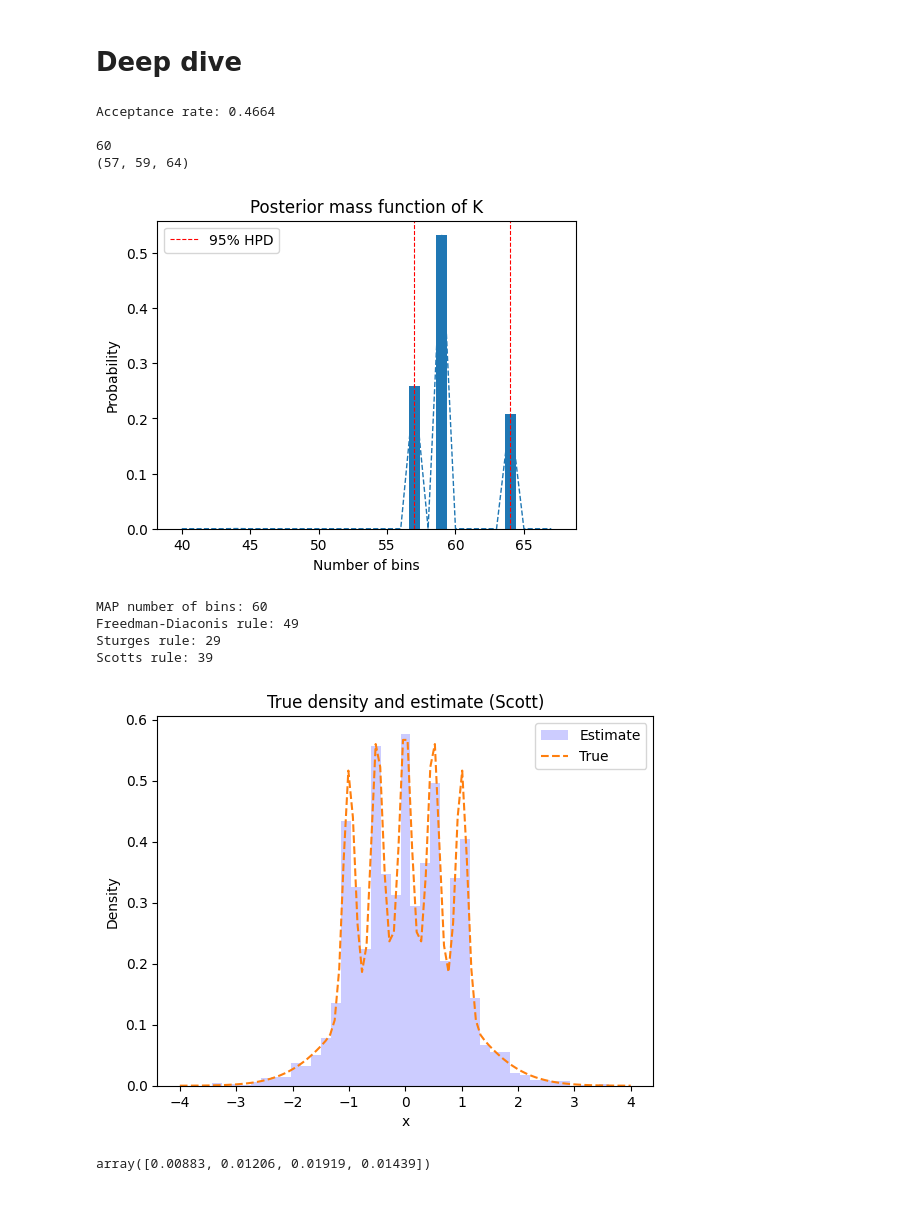
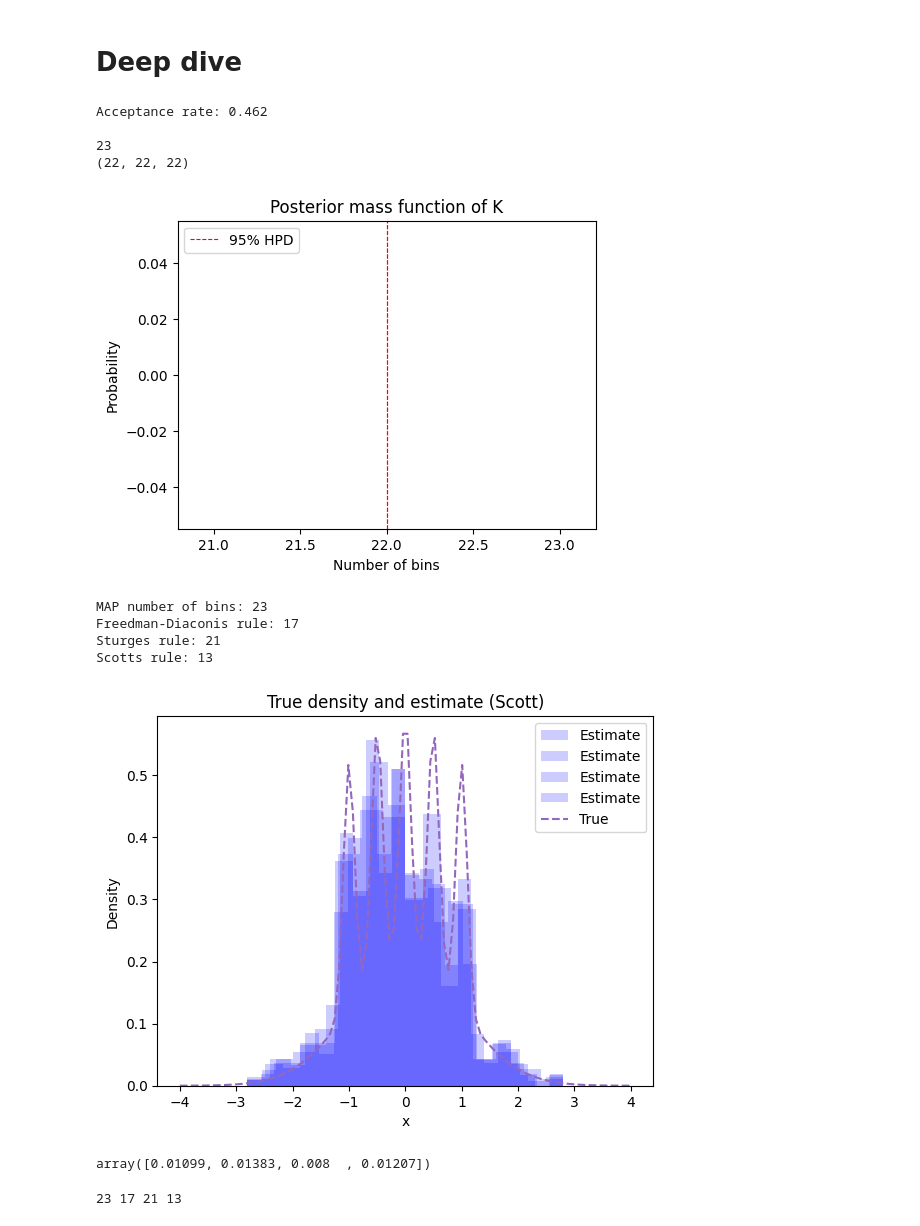
Before and after one commit to AVoss84/bhad, a Jupyter notebook: src/notebooks/Compare_rules_nbins.ipynb, the cells around one changed output. Saved outputs shown, nothing was run; the diff lists cells and outputs as text; code cells hidden in the pictures.

```diff
--- a/src/notebooks/Compare_rules_nbins.ipynb
+++ b/src/notebooks/Compare_rules_nbins.ipynb
@@ -9,15 +12,13 @@ from importlib import reload
 # %%
-from scipy.integrate import simpson
+grid = np.linspace(-4,4,100)
 
-grid = np.linspace(-4,4,100)
+N = 1*10**3
 
 # Draw a sample via Accept/Reject sampling:
 #-------------------------------------------
-y = utils.rbartsim(MCsim = 1*10**4, seed = None, verbose = True)
+y = utils.rbartsim(MCsim = N, seed = None, verbose = True)
 
 gamma_grid = np.linspace(1e-4,1-1e-4, 50)
-
-N = len(y)
 
 # Square root choice:
 h_sq = np.ceil(np.sqrt(N))
@@ -60,10 +61,10 @@ median = np.sum(np.cumsum(post) <= 0.5)
 #print(opt_M)
 print((lower, median, upper))
 # %% [output]
-Acceptance rate: 0.4664
+Acceptance rate: 0.462
 
-60
-(57, 59, 64)
+23
+(22, 22, 22)
 # %%
 fig = plt.figure(figsize=(5.4,4))
 ax = plt.axes()
@@ -87,7 +88,7 @@ fig.savefig('post_k.png')   # save the figure to file
 plt.show();
 plt.close(fig)    # close the figure window
 # %% [output]
-[figure, old version]
+[figure, new version]
 # %%
 from scipy.stats import iqr
 from astropy.stats import scott_bin_width, knuth_bin_width, freedman_bin_width, bayesian_blocks
@@ -123,32 +124,32 @@ h_knuth = knuth_bin_width(y)
 opt_knuth = int((max(y)-min(y))/h_knuth)
 #print(f"Knuths rule: {opt_knuth}")         # https://arxiv.org/pdf/physics/0605197.pdf
 # %% [output]
-MAP number of bins: 60
-Freedman-Diaconis rule: 49
-Sturges rule: 29
-Scotts rule: 39
+MAP number of bins: 23
+Freedman-Diaconis rule: 17
+Sturges rule: 21
+Scotts rule: 13
 # %%
 y_true = utils.bart_simpson_density(grid)
 
 fig = plt.figure()
 
 # create the histogram
-#counts1, bins1, patches1 = plt.hist(y, bins=opt_M + 1, density=True, facecolor='b', alpha=0.2, label='Estimate'); main = 'Bayes'
-#counts2, bins2, patches2 = plt.hist(y, bins=opt_fd + 1, density=True, facecolor='b', alpha=0.2, label='Estimate'); main = 'Freedman-Diaconis'
-#counts3, bins3, patches3 = plt.hist(y, bins=opt_sturges + 1, density=True, facecolor='b', alpha=0.2, label='Estimate'); main = 'Sturges'
+counts1, bins1, patches1 = plt.hist(y, bins=opt_M + 1, density=True, facecolor='b', alpha=0.2, label='Estimate'); main = 'Bayes'
+counts2, bins2, patches2 = plt.hist(y, bins=opt_fd + 1, density=True, facecolor='b', alpha=0.2, label='Estimate'); main = 'Freedman-Diaconis'
+counts3, bins3, patches3 = plt.hist(y, bins=opt_sturges + 1, density=True, facecolor='b', alpha=0.2, label='Estimate'); main = 'Sturges'
 counts4, bins4, patches4 = plt.hist(y, bins=opt_scott + 1, density=True, facecolor='b', alpha=0.2, label='Estimate'); main = 'Scott'
 
 plt.plot(grid, y_true, linestyle='dashed', label='True')
 plt.xlabel('x')
 plt.ylabel('Density')
 plt.legend()
 plt.title(r'True density and estimate '+f"({main})")    #  with Bayes estimate number of bins
 fig.savefig(f'est_Bart_{main}.png')   # save the figure to file
 
 plt.show();
 plt.close(fig)    # close the figure window
 # %% [output]
-[figure, old version]
+[figure, new version]
 # %%
 
 ord1, ord2, ord3, ord4 = [], [], [], []
@@ -189,4 +190,8 @@ df['mse4'] = (y_true-ord4)**2    # Scott
 
 np.round(np.mean(df.values, axis=0)[1:],5)
 # %% [output]
-array([0.00883, 0.01206, 0.01919, 0.01439])
+array([0.01099, 0.01383, 0.008  , 0.01207])
+# %%
+print(opt_M, opt_fd, opt_sturges, opt_scott)
+# %% [output]
+23 17 21 13
```
Also changed, not shown: parts of 5 cells of this notebook, 3 other files.
